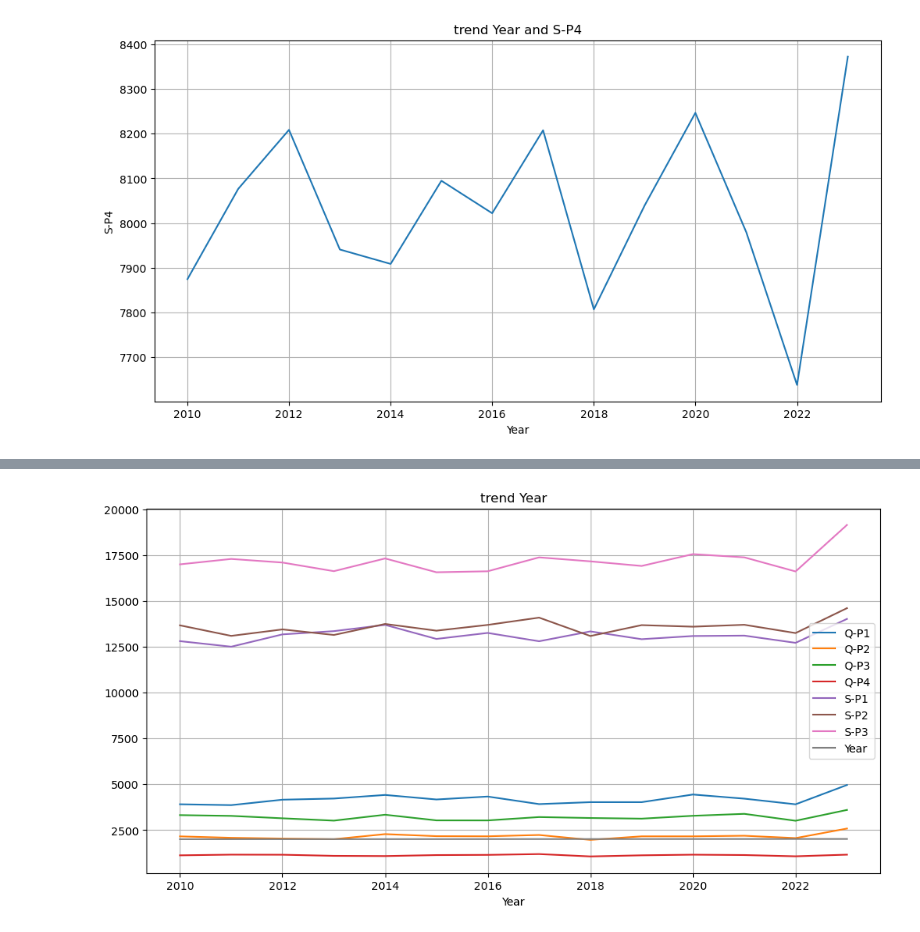
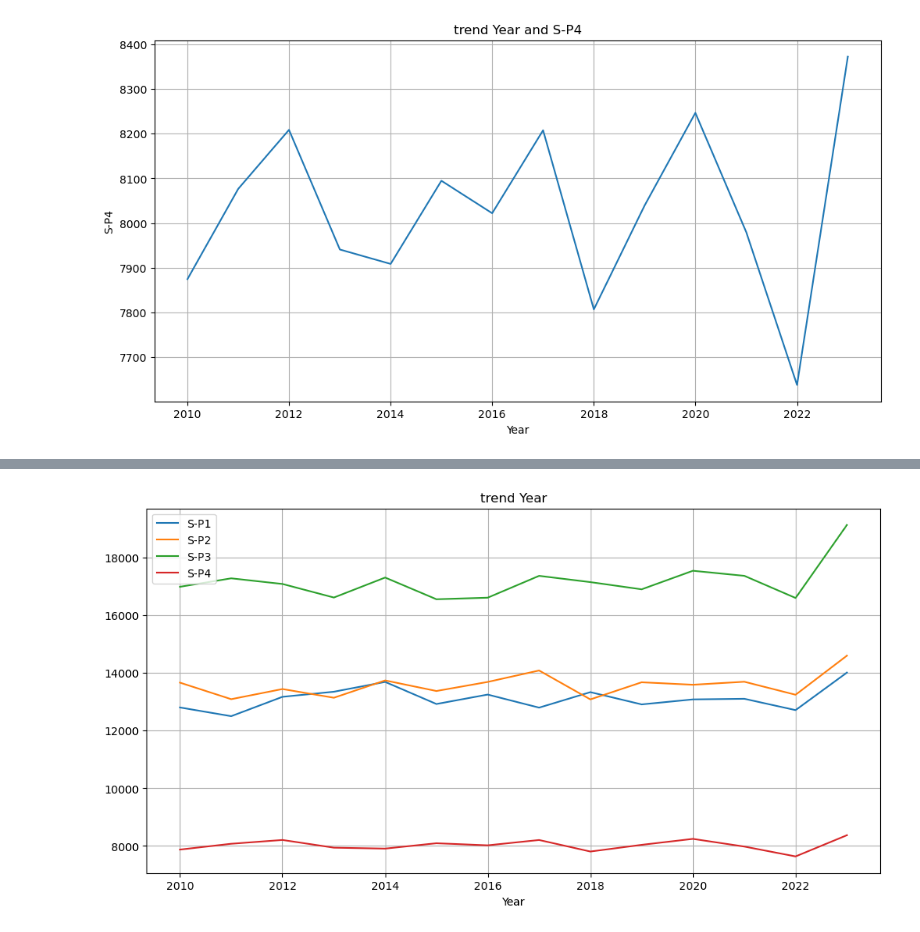
Before and after one commit to lLab-sy/jupyter-test, a Jupyter notebook: Examle-Project/code2.ipynb, the cells around one changed output, grey strips where cells are left out. Cells and saved outputs as stored; diff of their text form; code cells hidden in the pictures.

```diff
--- a/Examle-Project/code2.ipynb
+++ b/Examle-Project/code2.ipynb
@@ -102,13 +102,13 @@ plt.show()
 # %%
 
 sample = data2
 plt.figure(figsize=(12, 6))
-for col in sample.columns:
+for col in sample.columns[-5:-1]:
     plt.plot(pd.to_datetime(sample['Year'], format='%Y', errors='coerce'), data2[col], label=col)
 plt.xlabel('Year')
 plt.title('trend Year')
 plt.grid(True)
 plt.legend()
 plt.show()
 # %% [output]
-[figure, old version]
+[figure, new version]
```
Also changed, not shown: parts of 5 cells of this notebook, 2 other files.
